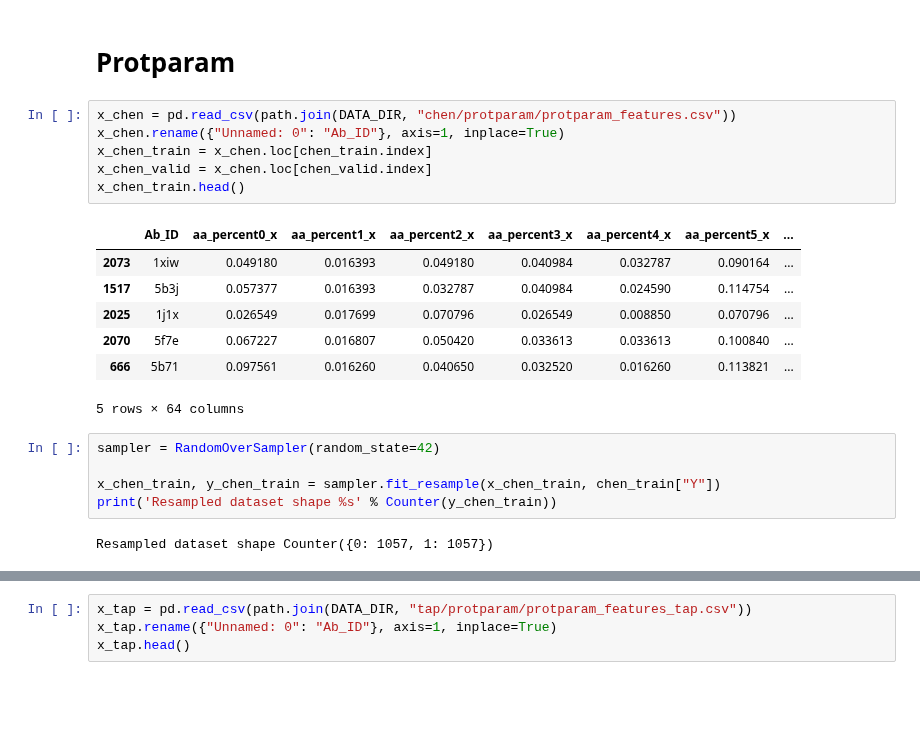
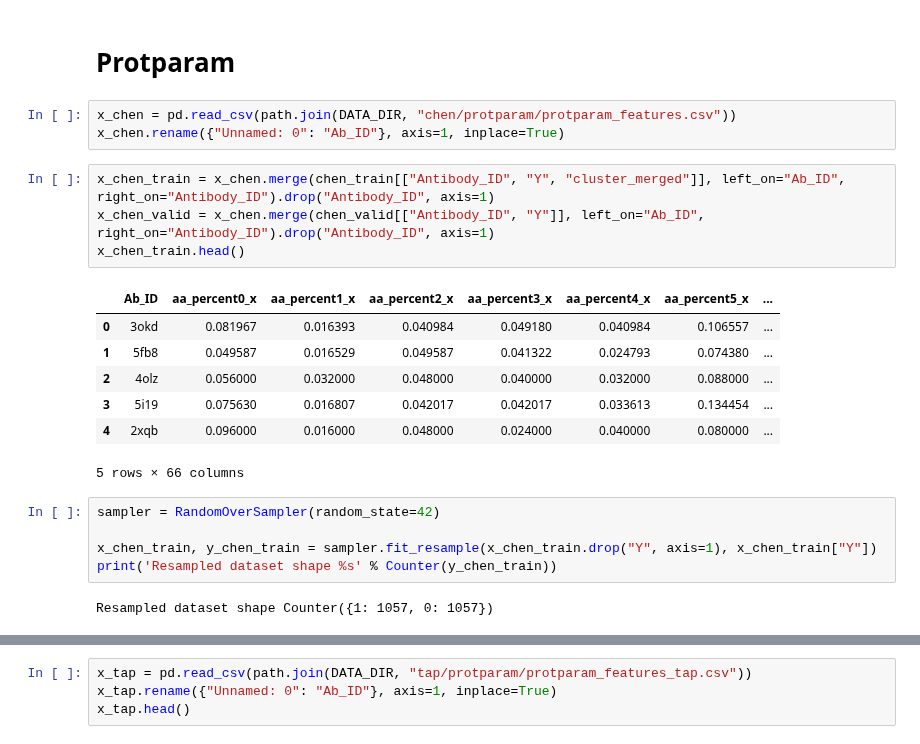
Before and after one commit to kvetab/di-pred, a Jupyter notebook: notebooks/experiments/03-training-with-oversampling.ipynb, the cells around one changed output, grey strips where cells are left out. Cells and saved outputs as stored; diff of their text form; blank space fills up the shorter version.

```diff
--- a/notebooks/experiments/03-training-with-oversampling.ipynb
+++ b/notebooks/experiments/03-training-with-oversampling.ipynb
@@ -402,22 +274,23 @@ Testing model multilayer_perceptron on pybiomed...
 # %%
 x_chen = pd.read_csv(path.join(DATA_DIR, "chen/protparam/protparam_features.csv"))
 x_chen.rename({"Unnamed: 0": "Ab_ID"}, axis=1, inplace=True)
-x_chen_train = x_chen.loc[chen_train.index]
-x_chen_valid = x_chen.loc[chen_valid.index]
-x_chen_train.head()
-# %% [output]
-|  | Ab_ID | aa_percent0_x | aa_percent1_x | aa_percent2_x | aa_percent3_x | aa_percent4_x | aa_percent5_x | ... |
-| 2073 | 1xiw | 0.049180 | 0.016393 | 0.049180 | 0.040984 | 0.032787 | 0.090164 | ... |
-| 1517 | 5b3j | 0.057377 | 0.016393 | 0.032787 | 0.040984 | 0.024590 | 0.114754 | ... |
-| 2025 | 1j1x | 0.026549 | 0.017699 | 0.070796 | 0.026549 | 0.008850 | 0.070796 | ... |
-| 2070 | 5f7e | 0.067227 | 0.016807 | 0.050420 | 0.033613 | 0.033613 | 0.100840 | ... |
-| 666 | 5b71 | 0.097561 | 0.016260 | 0.040650 | 0.032520 | 0.016260 | 0.113821 | ... |
-5 rows × 64 columns
+# %%
+x_chen_train = x_chen.merge(chen_train[["Antibody_ID", "Y", "cluster_merged"]], left_on="Ab_ID", right_on="Antibody_ID").drop("Antibody_ID", axis=1)
+x_chen_valid = x_chen.merge(chen_valid[["Antibody_ID", "Y"]], left_on="Ab_ID", right_on="Antibody_ID").drop("Antibody_ID", axis=1)
+x_chen_train.head()
+# %% [output]
+|  | Ab_ID | aa_percent0_x | aa_percent1_x | aa_percent2_x | aa_percent3_x | aa_percent4_x | aa_percent5_x | ... |
+| 0 | 3okd | 0.081967 | 0.016393 | 0.040984 | 0.049180 | 0.040984 | 0.106557 | ... |
+| 1 | 5fb8 | 0.049587 | 0.016529 | 0.049587 | 0.041322 | 0.024793 | 0.074380 | ... |
+| 2 | 4olz | 0.056000 | 0.032000 | 0.048000 | 0.040000 | 0.032000 | 0.088000 | ... |
+| 3 | 5i19 | 0.075630 | 0.016807 | 0.042017 | 0.042017 | 0.033613 | 0.134454 | ... |
+| 4 | 2xqb | 0.096000 | 0.016000 | 0.048000 | 0.024000 | 0.040000 | 0.080000 | ... |
+5 rows × 66 columns
 # %%
 sampler = RandomOverSampler(random_state=42)
 
-x_chen_train, y_chen_train = sampler.fit_resample(x_chen_train, chen_train["Y"])
+x_chen_train, y_chen_train = sampler.fit_resample(x_chen_train.drop("Y", axis=1), x_chen_train["Y"])
 print('Resampled dataset shape %s' % Counter(y_chen_train))
 # %% [output]
-Resampled dataset shape Counter({0: 1057, 1: 1057})
+Resampled dataset shape Counter({1: 1057, 0: 1057})
 # %%
```
Also changed, not shown: parts of 32 cells of this notebook, 4 other files.
